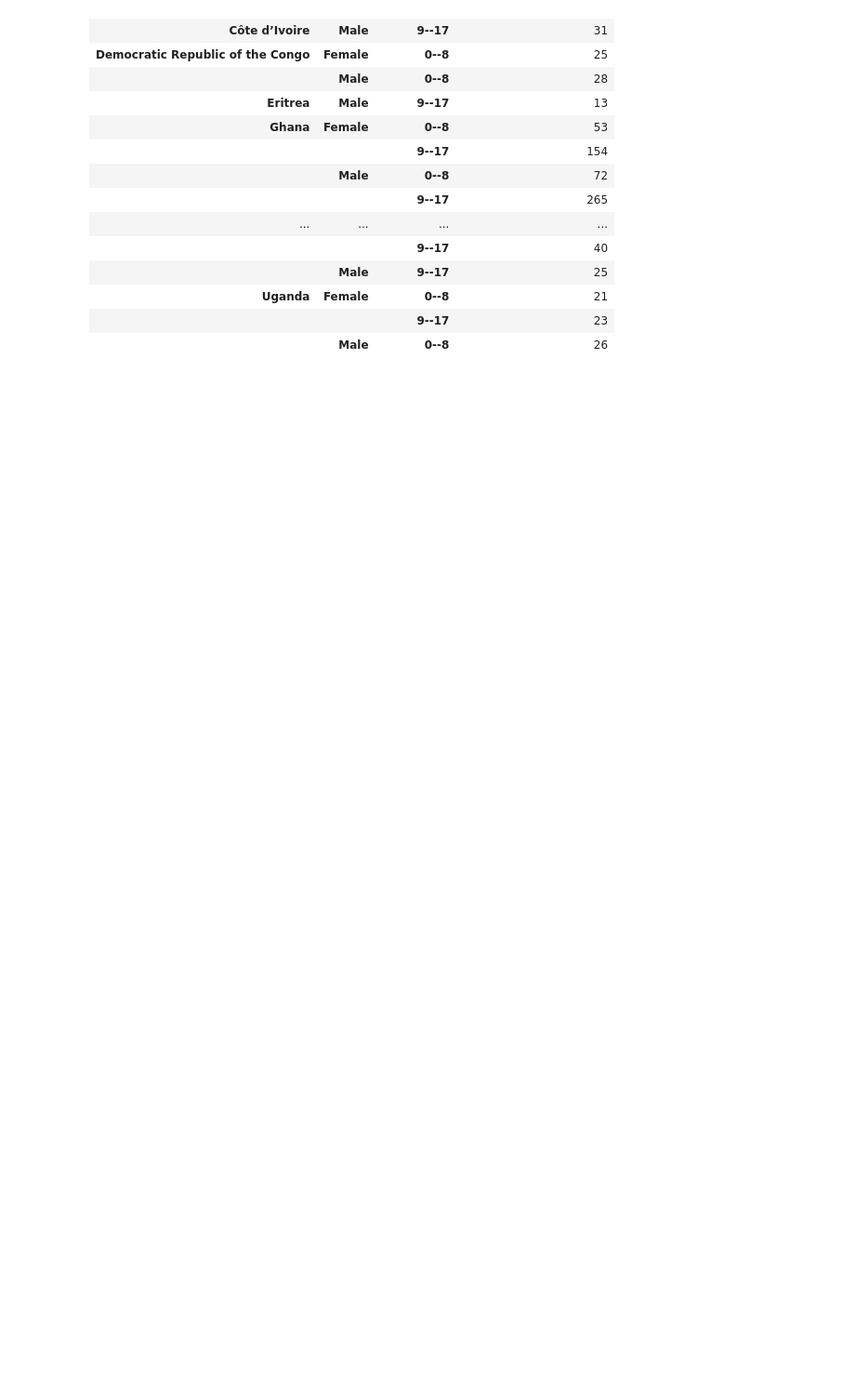
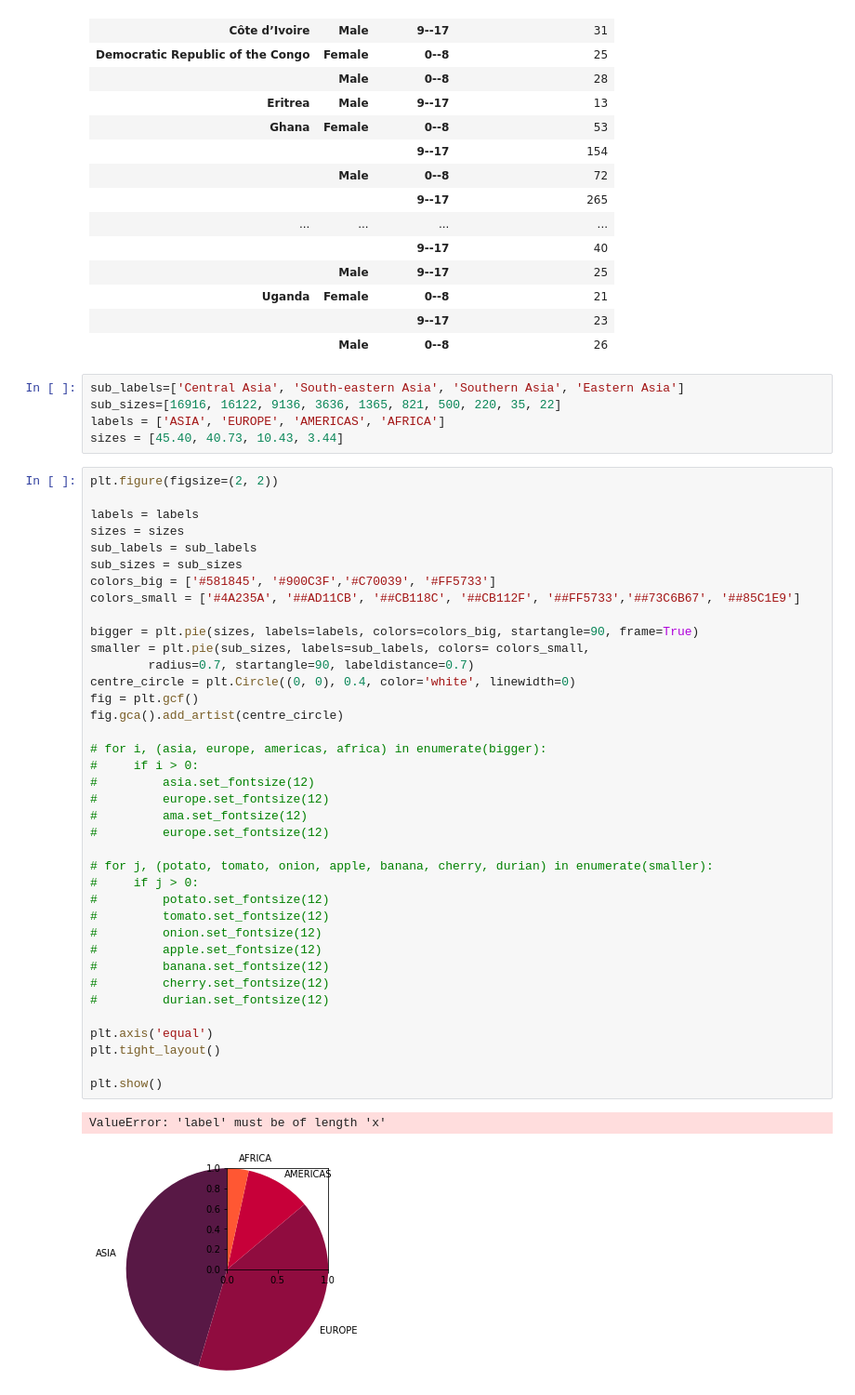
Before and after one commit to saronraut/Human-Trafficking-Awareness, a Jupyter notebook: Liz_working_files/Where From Organized.ipynb, the cells around one changed output. Shown at 93% size. Saved outputs shown, nothing was run; the diff lists cells and outputs as text; blank space fills up the shorter version.

```diff
--- a/Liz_working_files/Where From Organized.ipynb
+++ b/Liz_working_files/Where From Organized.ipynb
@@ -536,3 +541,49 @@ grp_africa_df.count()
 | Uganda | Female | 0--8 | 21 |
 |  |  | 9--17 | 23 |
 |  | Male | 0--8 | 26 |
+# %%
+sub_labels=['Central Asia', 'South-eastern Asia', 'Southern Asia', 'Eastern Asia']
+sub_sizes=[16916, 16122, 9136, 3636, 1365, 821, 500, 220, 35, 22]
+labels = ['ASIA', 'EUROPE', 'AMERICAS', 'AFRICA']
+sizes = [45.40, 40.73, 10.43, 3.44]
+# %%
+plt.figure(figsize=(2, 2))
+
+labels = labels
+sizes = sizes
+sub_labels = sub_labels
+sub_sizes = sub_sizes
+colors_big = ['#581845', '#900C3F','#C70039', '#FF5733']
+colors_small = ['#4A235A', '##AD11CB', '##CB118C', '##CB112F', '##FF5733','##73C6B67', '##85C1E9']
+
+bigger = plt.pie(sizes, labels=labels, colors=colors_big, startangle=90, frame=True)
+smaller = plt.pie(sub_sizes, labels=sub_labels, colors= colors_small,
+        radius=0.7, startangle=90, labeldistance=0.7)
+centre_circle = plt.Circle((0, 0), 0.4, color='white', linewidth=0)
+fig = plt.gcf()
+fig.gca().add_artist(centre_circle)
+
+# for i, (asia, europe, americas, africa) in enumerate(bigger):
+#     if i > 0:
+#         asia.set_fontsize(12)
+#         europe.set_fontsize(12)
+#         ama.set_fontsize(12)
+#         europe.set_fontsize(12)
+
+# for j, (potato, tomato, onion, apple, banana, cherry, durian) in enumerate(smaller):
+#     if j > 0:
+#         potato.set_fontsize(12)
+#         tomato.set_fontsize(12)
+#         onion.set_fontsize(12)
+#         apple.set_fontsize(12)
+#         banana.set_fontsize(12)
+#         cherry.set_fontsize(12)
+#         durian.set_fontsize(12)
+
+plt.axis('equal')
+plt.tight_layout()
+
+plt.show()
+# %% [output]
+ValueError: 'label' must be of length 'x'
+[figure, added]
```
Also changed, not shown: parts of 2 cells of this notebook, 1 other file.
